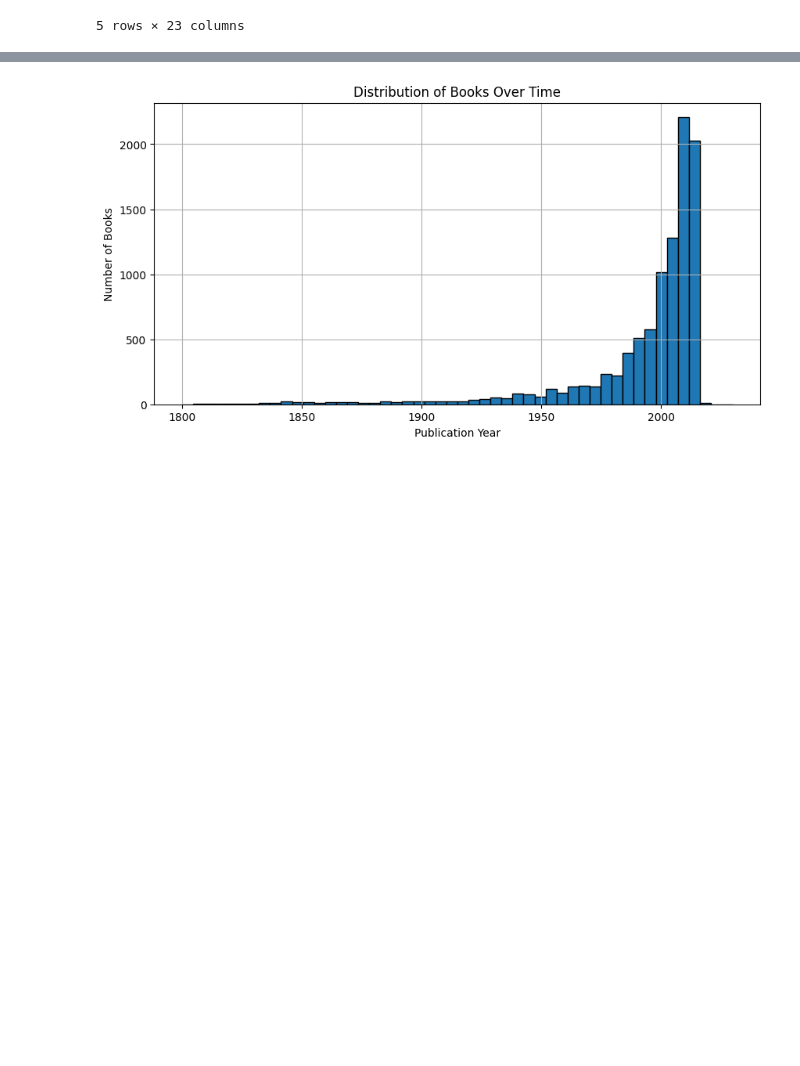
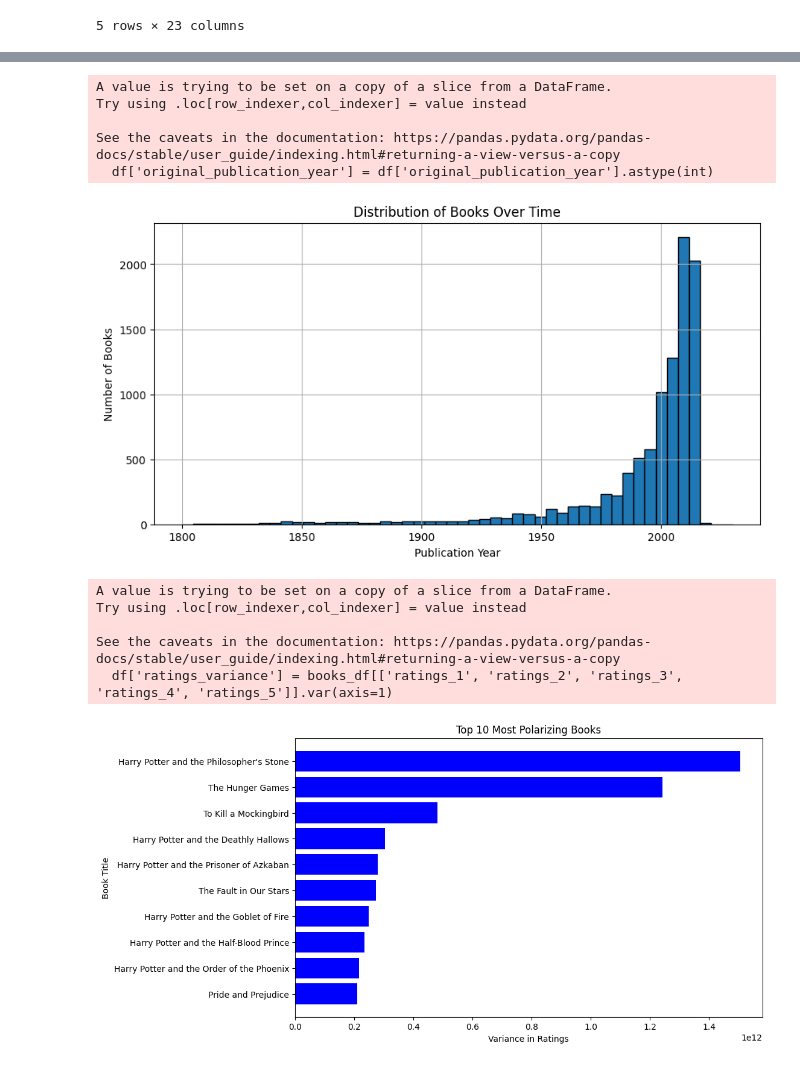
Before and after one commit to AFSpacePro/Goodreads-EDA, a Jupyter notebook: mili_EDA.ipynb, the cells around one changed output, grey strips where cells are left out. Cells and saved outputs as stored; diff of their text form; code cells hidden in the pictures; blank space fills up the shorter version.

Commit message:
Added polarizing books figure

```diff
--- a/mili_EDA.ipynb
+++ b/mili_EDA.ipynb
@@ -57,17 +156,52 @@ books_df.head()
 # %%
 # Drop NaN values in the 'original_publication_year' column
-books_df = books_df.dropna(subset=['original_publication_year'])
+df = books_df.dropna(subset=['original_publication_year'])
 
 # Convert to integer
-books_df['original_publication_year'] = books_df['original_publication_year'].astype(int)
+df['original_publication_year'] = df['original_publication_year'].astype(int)
 
 # Plot the histogram
 plt.figure(figsize=(10, 5))
-plt.hist(books_df['original_publication_year'], bins=50, range=(1800, 2030), edgecolor='black')
+plt.hist(df['original_publication_year'], bins=50, range=(1800, 2030), edgecolor='black')
 plt.xlabel("Publication Year")
 plt.ylabel("Number of Books")
 plt.title("Distribution of Books Over Time")
 plt.grid(True)
 plt.show()
 # %% [output]
+A value is trying to be set on a copy of a slice from a DataFrame.
+Try using .loc[row_indexer,col_indexer] = value instead
+
+See the caveats in the documentation: https://pandas.pydata.org/pandas-docs/stable/user_guide/indexing.html#returning-a-view-versus-a-copy
+  df['original_publication_year'] = df['original_publication_year'].astype(int)
 [figure]
+# %%
+# Calculate variance of ratings for each book
+df['ratings_variance'] = books_df[['ratings_1', 'ratings_2', 'ratings_3', 'ratings_4', 'ratings_5']].var(axis=1)
+
+# Get the top 10 books with the highest variance
+polarizing_books = df.nlargest(10, 'ratings_variance')
+
+# Plot
+plt.figure(figsize=(10, 6))
+plt.barh(polarizing_books['original_title'], polarizing_books['ratings_variance'], color='blue')
+plt.xlabel("Variance in Ratings")
+plt.ylabel("Book Title")
+plt.title("Top 10 Most Polarizing Books")
+plt.gca().invert_yaxis()  # Invert y-axis for better readability
+plt.show()
+
+
+'''
+NEXT STEPS
+- could be due to review bombing
+- check for multimodal reviews for polarizing books
+- look into statistical tests for normality
+'''
+# %% [output]
+A value is trying to be set on a copy of a slice from a DataFrame.
+Try using .loc[row_indexer,col_indexer] = value instead
+
+See the caveats in the documentation: https://pandas.pydata.org/pandas-docs/stable/user_guide/indexing.html#returning-a-view-versus-a-copy
+  df['ratings_variance'] = books_df[['ratings_1', 'ratings_2', 'ratings_3', 'ratings_4', 'ratings_5']].var(axis=1)
+[figure, added]
```
Also changed, not shown: parts of 6 cells of this notebook.
